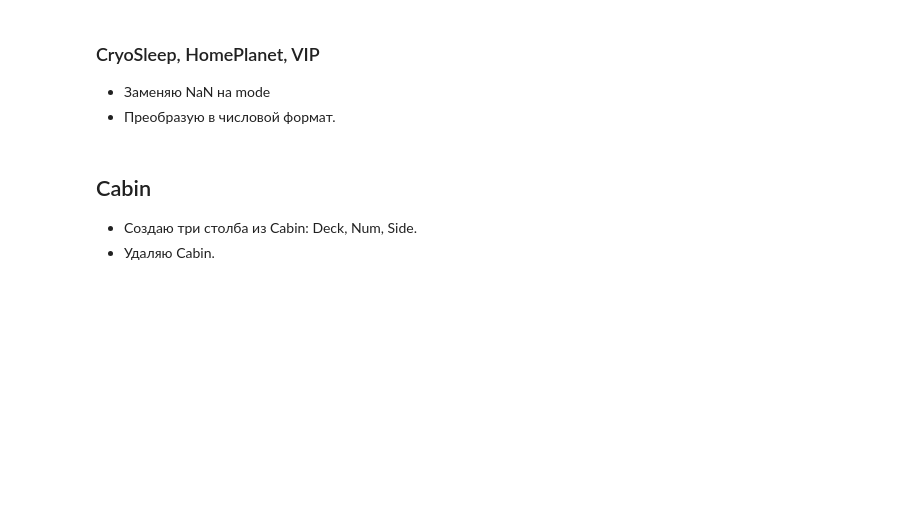
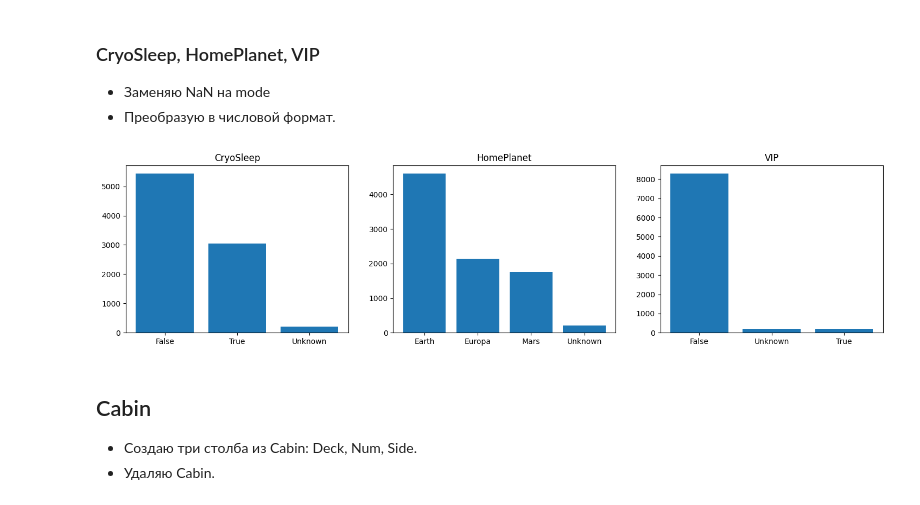
Before and after one commit to Werlor/Spaceship-Titanic, a Jupyter notebook: catboost.ipynb, the cells around one changed output. Drawn from its saved outputs; the diff is of its cells as text; code cells hidden in the pictures; blank space fills up the shorter version.

```diff
--- a/catboost.ipynb
+++ b/catboost.ipynb
@@ -126,6 +133,29 @@ df_pred['TotalServices'] = df_pred[['RoomService', 'FoodCourt', 'ShoppingMall',
 ### CryoSleep, HomePlanet, VIP
 - Заменяю NaN на mode
 - Преобразую в числовой формат.
+# %%
+# Задаем размеры графиков
+fig, (ax1, ax2, ax3) = plt.subplots(ncols=3, figsize=(18, 4))
+
+# Строим первый график
+CryoSleep_ = df['CryoSleep'].fillna('Unknown').value_counts()
+ax1.bar(CryoSleep_.index.astype(str), CryoSleep_.values)  # Преобразуем индексы в строки здесь
+ax1.set_title('CryoSleep')
+
+# Строим второй график
+HomePlanet_ = df['HomePlanet'].fillna('Unknown').value_counts()
+ax2.bar(HomePlanet_.index.astype(str), HomePlanet_.values)  # Преобразуем индексы в строки здесь
+ax2.set_title('HomePlanet')
+
+# Строим третий график
+VIP_ = df['VIP'].fillna('Unknown').value_counts()
+ax3.bar(VIP_.index.astype(str), VIP_.values)  # Преобразуем индексы в строки здесь
+ax3.set_title('VIP')
+
+# Отображаем графики
+plt.show()
+# %% [output]
+[figure, added]
 # %%
 columns_to = ['CryoSleep', 'HomePlanet', 'VIP']
 for i in columns_to:
```
Also changed, not shown: parts of 9 cells of this notebook.
